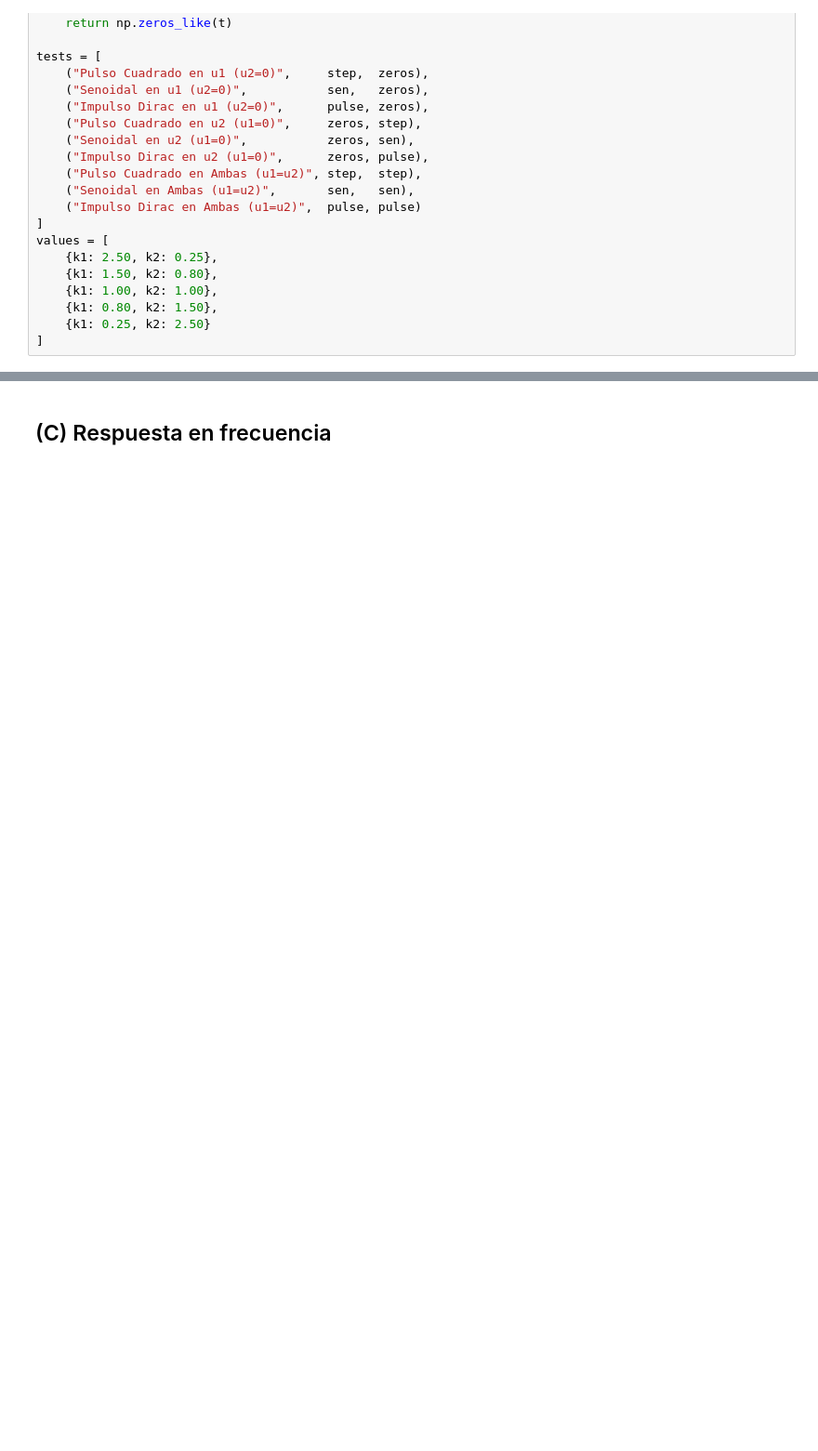
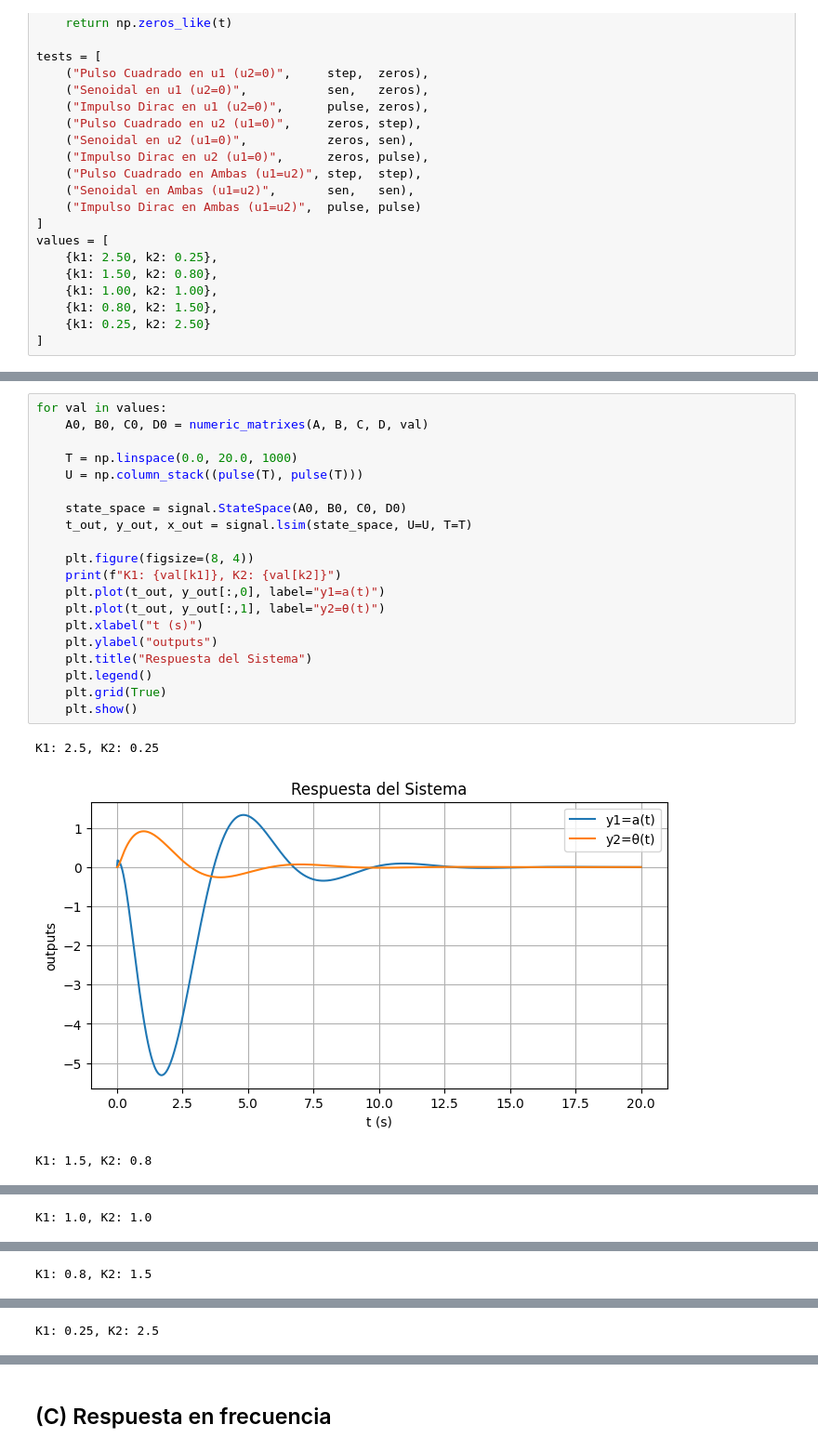
Before and after one commit to Cheps01/rocket-model, a Jupyter notebook: analysis.ipynb, the cells around one changed output, grey strips where cells are left out. Shown at 93% size. Cells and saved outputs as stored; diff of their text form; blank space fills up the shorter version.

```diff
--- a/analysis.ipynb
+++ b/analysis.ipynb
@@ -297 +364,25 @@ Impulso Dirac en u2 (u1=0)
 ... (6 outputs left out)
+# %%
+for val in values:
+    A0, B0, C0, D0 = numeric_matrixes(A, B, C, D, val)
+
+    T = np.linspace(0.0, 20.0, 1000)
+    U = np.column_stack((pulse(T), pulse(T)))
+
+    state_space = signal.StateSpace(A0, B0, C0, D0)
+    t_out, y_out, x_out = signal.lsim(state_space, U=U, T=T)
+
+    plt.figure(figsize=(8, 4))
+    print(f"K1: {val[k1]}, K2: {val[k2]}")
+    plt.plot(t_out, y_out[:,0], label="y1=a(t)")
+    plt.plot(t_out, y_out[:,1], label="y2=θ(t)")
+    plt.xlabel("t (s)")
+    plt.ylabel("outputs")
+    plt.title("Respuesta del Sistema")
+    plt.legend()
+    plt.grid(True)
+    plt.show()
+# %% [output]
+K1: 2.5, K2: 0.25
+[figure, added]
+K1: 1.5, K2: 0.8
@@ -297,0 +390 @@ Impulso Dirac en u2 (u1=0)
+K1: 1.0, K2: 1.0
@@ -297,0 +392 @@ Impulso Dirac en u2 (u1=0)
+K1: 0.8, K2: 1.5
@@ -297,0 +394 @@ Impulso Dirac en u2 (u1=0)
+K1: 0.25, K2: 2.5
```
Also changed, not shown: parts of 24 cells of this notebook.
